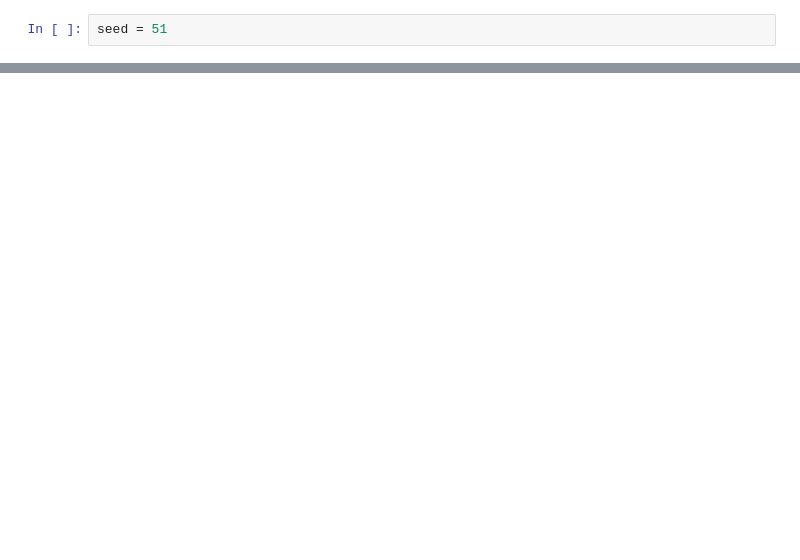
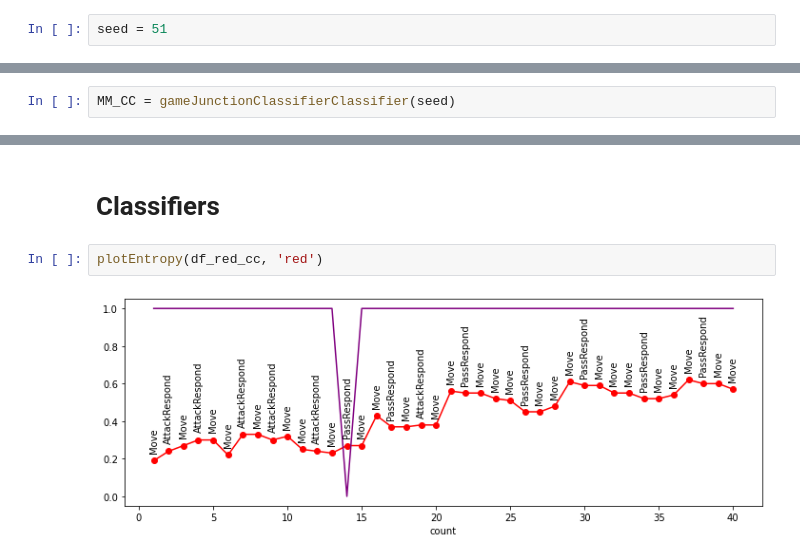
Before and after one commit to IDSIA/NewTechnoWar, a Jupyter notebook: code/Analysis.cb-fix.ipynb, the cells around one changed output, grey strips where cells are left out. Saved outputs shown, nothing was run; the diff lists cells and outputs as text; blank space fills up the shorter version.

```diff
--- a/code/Analysis.cb-fix.ipynb
+++ b/code/Analysis.cb-fix.ipynb
@@ -60,0 +78,2 @@ MM.winner
+# %%
+MM_CC = gameJunctionClassifierClassifier(seed)
@@ -164,0 +206,6 @@ dx[dx['team']=='red']['entropy'].plot(color='red'), dx[dx['team']=='blue']['entr
+# %% [markdown]
+# Classifiers
+# %%
+plotEntropy(df_red_cc, 'red')
+# %% [output]
+[figure, added]
```
Also changed, not shown: parts of 32 cells of this notebook, 1 other file.
